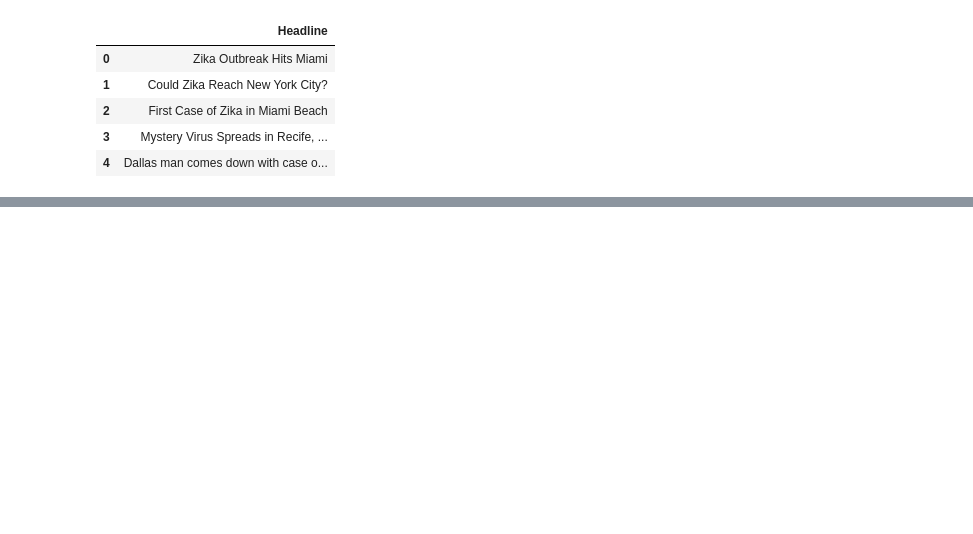
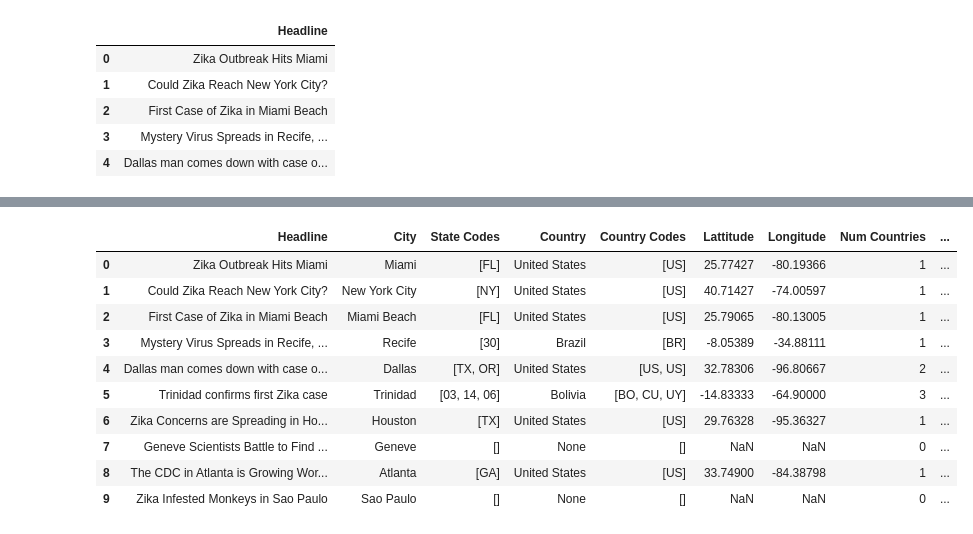
Before and after one commit to rwolf527/liveproject-outbreaks, a Jupyter notebook: Section1.ipynb, the cells around one changed output, grey strips where cells are left out. Saved outputs shown, nothing was run; the diff lists cells and outputs as text; code cells hidden in the pictures; blank space fills up the shorter version.

```diff
--- a/Section1.ipynb
+++ b/Section1.ipynb
@@ -73,0 +121,14 @@ my_headlines_df.head()
+# %%
+my_headlines_df.head(10)
+# %% [output]
+|  | Headline | City | State Codes | Country | Country Codes | Lattitude | Longitude | Num Countries | ... |
+| 0 | Zika Outbreak Hits Miami | Miami | [FL] | United States | [US] | 25.77427 | -80.19366 | 1 | ... |
+| 1 | Could Zika Reach New York City? | New York City | [NY] | United States | [US] | 40.71427 | -74.00597 | 1 | ... |
+| 2 | First Case of Zika in Miami Beach | Miami Beach | [FL] | United States | [US] | 25.79065 | -80.13005 | 1 | ... |
+| 3 | Mystery Virus Spreads in Recife, ... | Recife | [30] | Brazil | [BR] | -8.05389 | -34.88111 | 1 | ... |
+| 4 | Dallas man comes down with case o... | Dallas | [TX, OR] | United States | [US, US] | 32.78306 | -96.80667 | 2 | ... |
+| 5 | Trinidad confirms first Zika case | Trinidad | [03, 14, 06] | Bolivia | [BO, CU, UY] | -14.83333 | -64.90000 | 3 | ... |
+| 6 | Zika Concerns are Spreading in Ho... | Houston | [TX] | United States | [US] | 29.76328 | -95.36327 | 1 | ... |
+| 7 | Geneve Scientists Battle to Find ... | Geneve | [] | None | [] | NaN | NaN | 0 | ... |
+| 8 | The CDC in Atlanta is Growing Wor... | Atlanta | [GA] | United States | [US] | 33.74900 | -84.38798 | 1 | ... |
+| 9 | Zika Infested Monkeys in Sao Paulo | Sao Paulo | [] | None | [] | NaN | NaN | 0 | ... |
```
Also changed, not shown: parts of 12 cells of this notebook.
